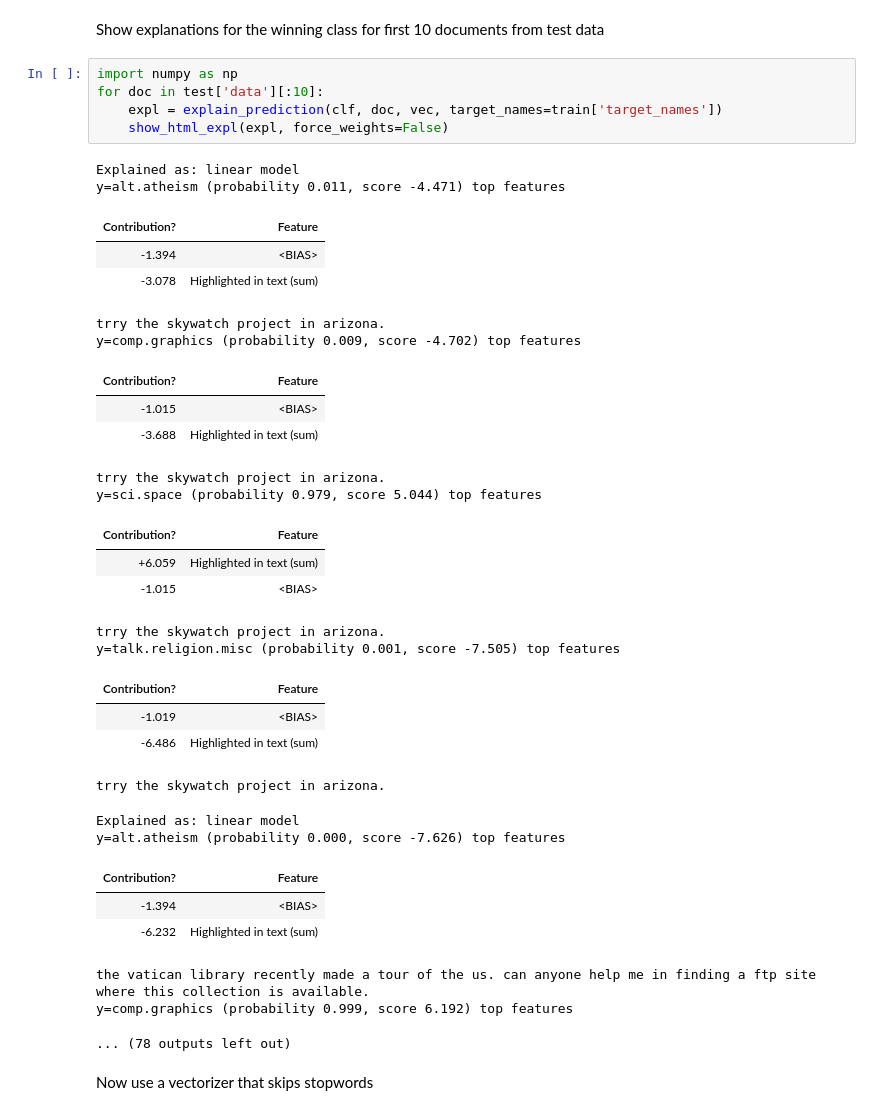
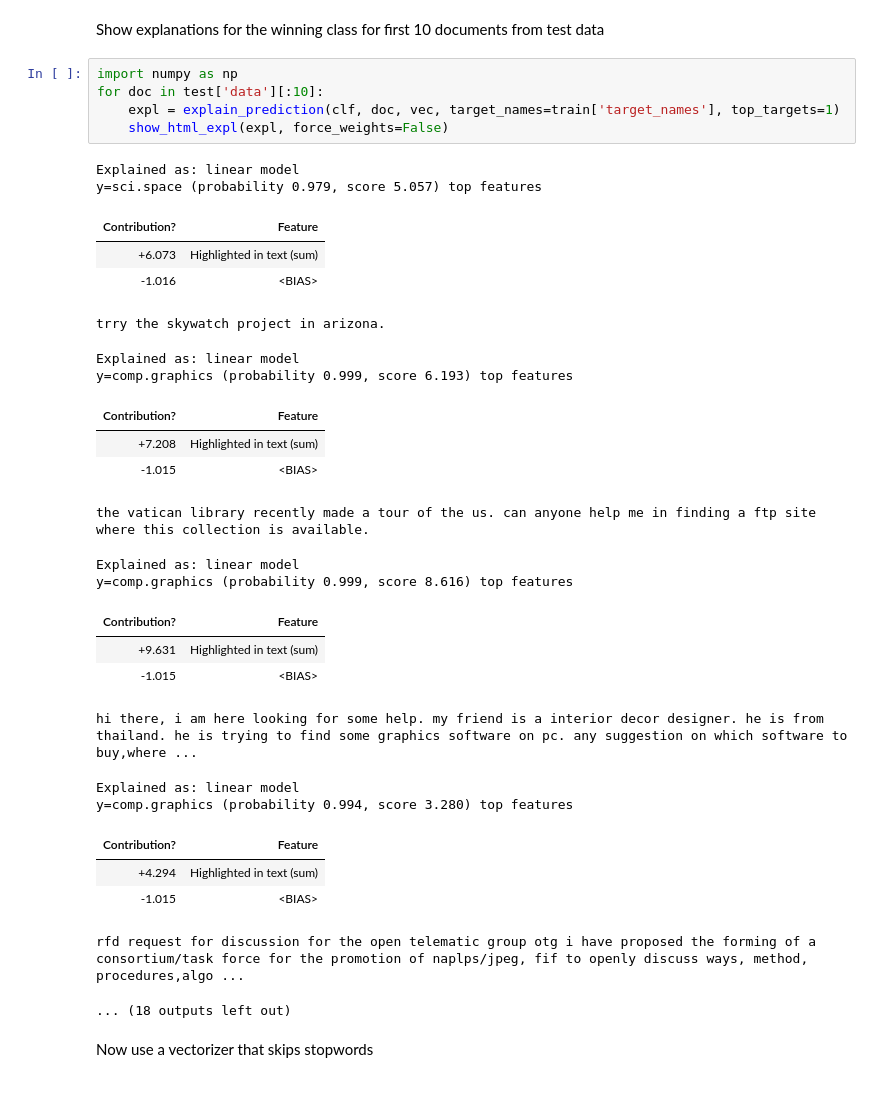
Before and after one commit to TeamHG-Memex/eli5, a Jupyter notebook: notebooks/explain_text_prediction.ipynb, the cells around one changed output. Saved outputs shown, nothing was run; the diff lists cells and outputs as text.

Commit message:
Update notebooks: use top_targets=1 instead of a hack

```diff
--- a/notebooks/explain_text_prediction.ipynb
+++ b/notebooks/explain_text_prediction.ipynb
@@ -200,38 +200,34 @@ Show explanations for the winning class for first 10 documents from test data
 # %%
 import numpy as np
 for doc in test['data'][:10]:
-    expl = explain_prediction(clf, doc, vec, target_names=train['target_names'])
+    expl = explain_prediction(clf, doc, vec, target_names=train['target_names'], top_targets=1)
     show_html_expl(expl, force_weights=False)
 # %% [output]
 Explained as: linear model
-y=alt.atheism (probability 0.011, score -4.471) top features
+y=sci.space (probability 0.979, score 5.057) top features
 | Contribution? | Feature |
-| -1.394 | <BIAS> |
-| -3.078 | Highlighted in text (sum) |
+| +6.073 | Highlighted in text (sum) |
+| -1.016 | <BIAS> |
 trry the skywatch project in arizona.
-y=comp.graphics (probability 0.009, score -4.702) top features
+Explained as: linear model
+y=comp.graphics (probability 0.999, score 6.193) top features
 | Contribution? | Feature |
+| +7.208 | Highlighted in text (sum) |
 | -1.015 | <BIAS> |
-| -3.688 | Highlighted in text (sum) |
-trry the skywatch project in arizona.
-y=sci.space (probability 0.979, score 5.044) top features
+the vatican library recently made a tour of the us. can anyone help me in finding a ftp site where this collection is available.
+Explained as: linear model
+y=comp.graphics (probability 0.999, score 8.616) top features
 | Contribution? | Feature |
-| +6.059 | Highlighted in text (sum) |
+| +9.631 | Highlighted in text (sum) |
 | -1.015 | <BIAS> |
-trry the skywatch project in arizona.
-y=talk.religion.misc (probability 0.001, score -7.505) top features
+hi there, i am here looking for some help. my friend is a interior decor designer. he is from thailand. he is trying to find some graphics software on pc. any suggestion on which software to buy,where ...
+Explained as: linear model
+y=comp.graphics (probability 0.994, score 3.280) top features
 | Contribution? | Feature |
-| -1.019 | <BIAS> |
-| -6.486 | Highlighted in text (sum) |
+| +4.294 | Highlighted in text (sum) |
+| -1.015 | <BIAS> |
-trry the skywatch project in arizona.
-Explained as: linear model
-y=alt.atheism (probability 0.000, score -7.626) top features
-| Contribution? | Feature |
-| -1.394 | <BIAS> |
-| -6.232 | Highlighted in text (sum) |
-the vatican library recently made a tour of the us. can anyone help me in finding a ftp site where this collection is available.
-y=comp.graphics (probability 0.999, score 6.192) top features
-... (78 outputs left out)
+rfd request for discussion for the open telematic group otg i have proposed the forming of a consortium/task force for the promotion of naplps/jpeg, fif to openly discuss ways, method, procedures,algo ...
+... (18 outputs left out)
 # %% [markdown]
 Now use a vectorizer that skips stopwords
 # %%
```
Also changed, not shown: parts of 5 cells of this notebook, 2 other files.
